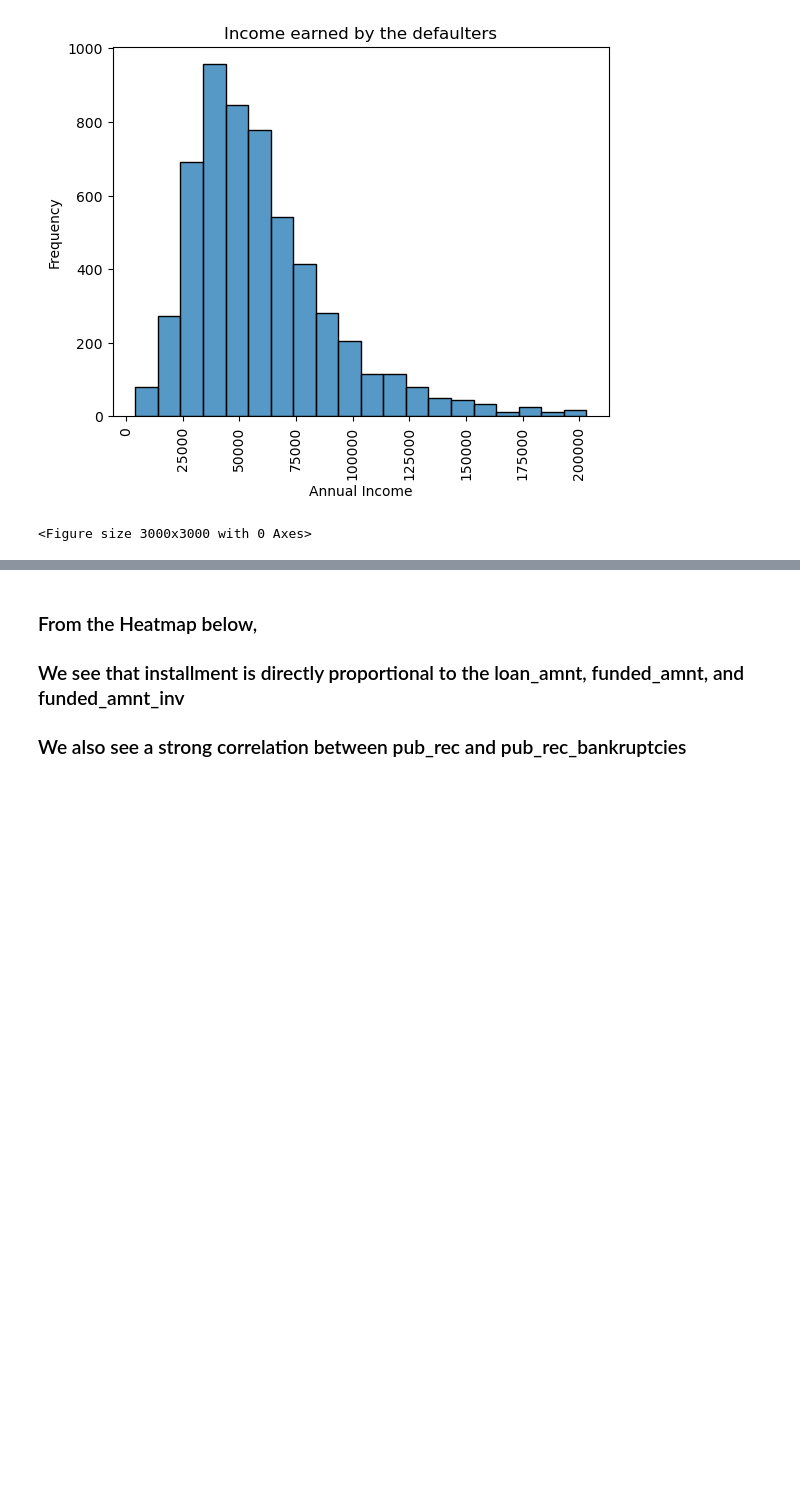
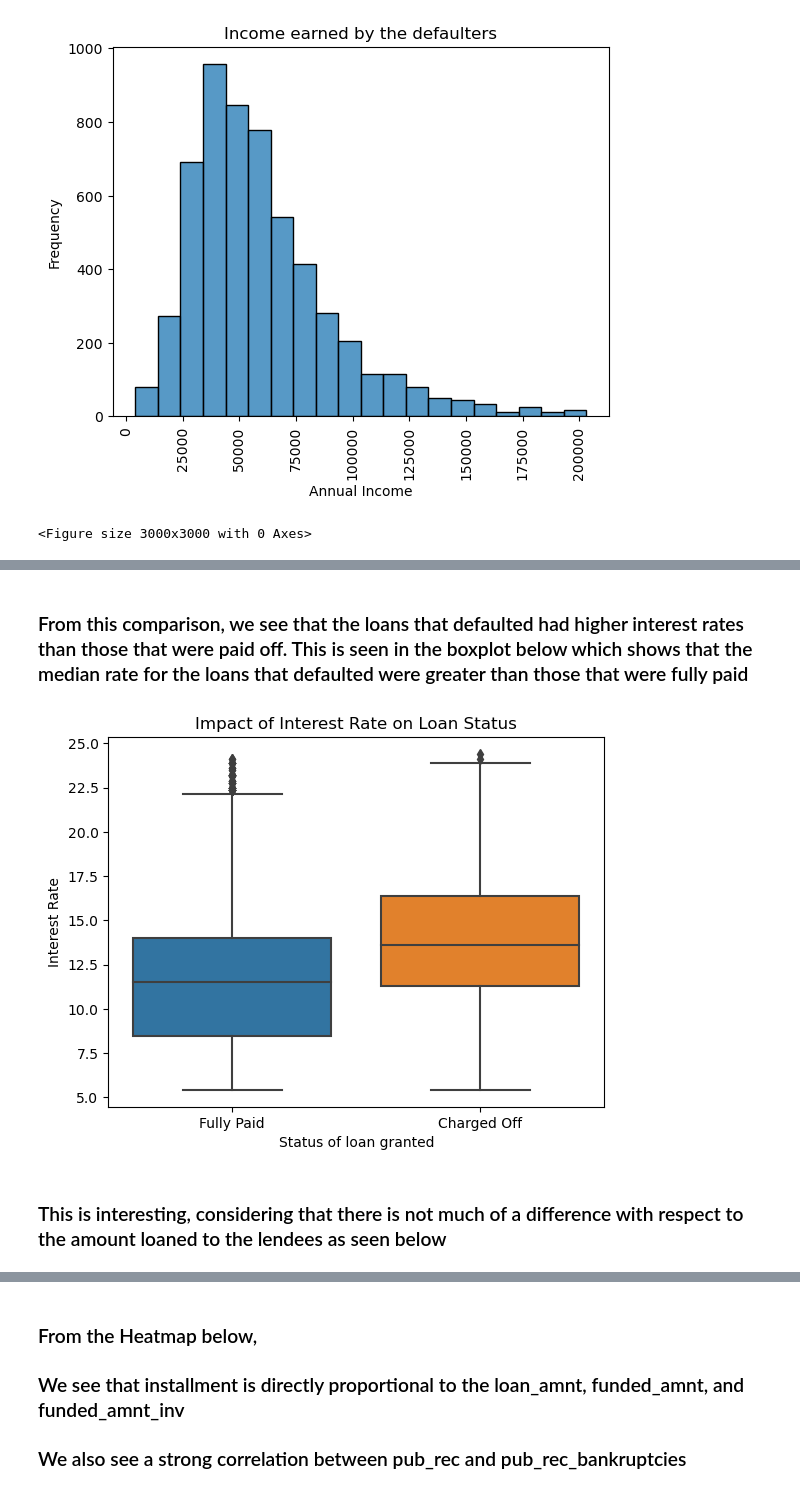
Before and after one commit to PLSV/Lending_Club_Case_Study, a Jupyter notebook: Pavan_Vasan.ipynb, the cells around one changed output, grey strips where cells are left out. Saved outputs shown, nothing was run; the diff lists cells and outputs as text; code cells hidden in the pictures; blank space fills up the shorter version.

```diff
--- a/Pavan_Vasan.ipynb
+++ b/Pavan_Vasan.ipynb
@@ -358,0 +327,12 @@ plt.show()
+# %% [markdown]
+### From this comparison, we see that the loans that defaulted had higher interest rates than those that were paid off. This is seen in the boxplot below which shows that the median rate for the loans that defaulted were greater than those that were fully paid
+# %%
+sns.boxplot(x=lending_club_df['loan_status'], y=lending_club_df['int_rate'])
+plt.title("Impact of Interest Rate on Loan Status")
+plt.xlabel('Status of loan granted')
+plt.ylabel('Interest Rate')
+plt.show()
+# %% [output]
+[figure, new version]
+# %% [markdown]
+### This is interesting, considering that there is not much of a difference with respect to the amount loaned to the lendees as seen below
```
Also changed, not shown: parts of 29 cells of this notebook.
